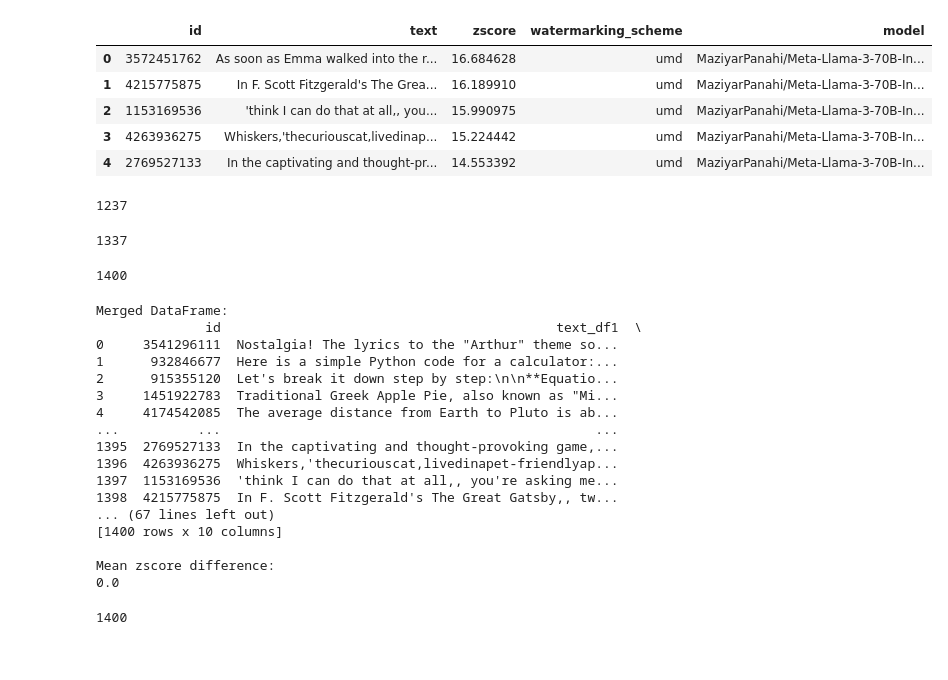
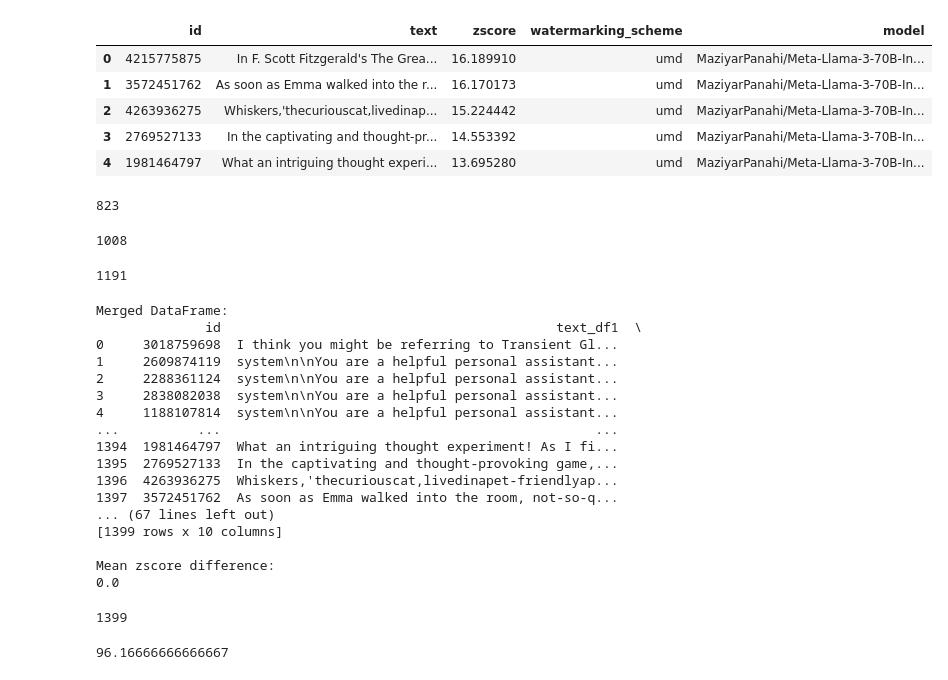
Before and after one commit to borito1907/impossibility-watermark, a Jupyter notebook: umd_test_gens_analysis.ipynb, the cells around one changed output. Saved outputs shown, nothing was run; the diff lists cells and outputs as text; code cells hidden in the pictures.

```diff
--- a/umd_test_gens_analysis.ipynb
+++ b/umd_test_gens_analysis.ipynb
@@ -12,32 +14,34 @@ for folder in folders:
 # %%
-combined_df = pd.concat(dfs)
+# combined_df = pd.concat(dfs)
+path = f"/local1/borito1907/impossibility-watermark/inputs/test_umd/stripped_watermarked_texts.csv"
+combined_df = pd.read_csv(path)
 max_df = combined_df.sort_values('zscore', ascending=False).drop_duplicates('id')
 max_df = max_df.reset_index(drop=True)
 min_df = combined_df.sort_values('zscore', ascending=True).drop_duplicates('id')
 min_df = min_df.reset_index(drop=True)
 
 max_df.head()
 # %% [output]
 |  | id | text | zscore | watermarking_scheme | model |
-| 0 | 3572451762 | As soon as Emma walked into the r... | 16.684628 | umd | MaziyarPanahi/Meta-Llama-3-70B-In... |
-| 1 | 4215775875 | In F. Scott Fitzgerald's The Grea... | 16.189910 | umd | MaziyarPanahi/Meta-Llama-3-70B-In... |
-| 2 | 1153169536 | 'think I can do that at all,, you... | 15.990975 | umd | MaziyarPanahi/Meta-Llama-3-70B-In... |
-| 3 | 4263936275 | Whiskers,'thecuriouscat,livedinap... | 15.224442 | umd | MaziyarPanahi/Meta-Llama-3-70B-In... |
-| 4 | 2769527133 | In the captivating and thought-pr... | 14.553392 | umd | MaziyarPanahi/Meta-Llama-3-70B-In... |
+| 0 | 4215775875 | In F. Scott Fitzgerald's The Grea... | 16.189910 | umd | MaziyarPanahi/Meta-Llama-3-70B-In... |
+| 1 | 3572451762 | As soon as Emma walked into the r... | 16.170173 | umd | MaziyarPanahi/Meta-Llama-3-70B-In... |
+| 2 | 4263936275 | Whiskers,'thecuriouscat,livedinap... | 15.224442 | umd | MaziyarPanahi/Meta-Llama-3-70B-In... |
+| 3 | 2769527133 | In the captivating and thought-pr... | 14.553392 | umd | MaziyarPanahi/Meta-Llama-3-70B-In... |
+| 4 | 1981464797 | What an intriguing thought experi... | 13.695280 | umd | MaziyarPanahi/Meta-Llama-3-70B-In... |
 # %%
 # max_df.to_csv("./inputs/semstamp_max.csv")
 # %%
 len(max_df[max_df['zscore'] >= 3])
 # %% [output]
-1237
+823
 # %%
 len(max_df[max_df['zscore'] >= 2])
 # %% [output]
-1337
+1008
 # %%
 len(max_df[max_df['zscore'] >= 0.5])
 # %% [output]
-1400
+1191
 # %%
 # Merge DataFrames on 'id'
 merged_df = pd.merge(min_df, max_df, on='id', suffixes=('_df1', '_df2'))
@@ -56,22 +60,26 @@ print(max_diff)
 # %% [output]
 Merged DataFrame:
               id                                           text_df1  \
-0     3541296111  Nostalgia! The lyrics to the "Arthur" theme so...
-1      932846677  Here is a simple Python code for a calculator:...
-2      915355120  Let's break it down step by step:\n\n**Equatio...
-3     1451922783  Traditional Greek Apple Pie, also known as "Mi...
-4     4174542085  The average distance from Earth to Pluto is ab...
+0     3018759698  I think you might be referring to Transient Gl...
+1     2609874119  system\n\nYou are a helpful personal assistant...
+2     2288361124  system\n\nYou are a helpful personal assistant...
+3     2838082038  system\n\nYou are a helpful personal assistant...
+4     1188107814  system\n\nYou are a helpful personal assistant...
 ...          ...                                                ...
+1394  1981464797  What an intriguing thought experiment! As I fi...
 1395  2769527133  In the captivating and thought-provoking game,...
 1396  4263936275  Whiskers,'thecuriouscat,livedinapet-friendlyap...
-1397  1153169536  'think I can do that at all,, you're asking me...
-1398  4215775875  In F. Scott Fitzgerald's The Great Gatsby,, tw...
+1397  3572451762  As soon as Emma walked into the room, not-so-q...
 ... (67 lines left out)
-[1400 rows x 10 columns]
+[1399 rows x 10 columns]
 
 Mean zscore difference:
 0.0
 # %%
 len(max_df)
 # %% [output]
-1400
+1399
+# %%
+(1400 - 823) / 6
+# %% [output]
+96.16666666666667
```
Also changed, not shown: parts of 10 cells of this notebook, 56 other files.
